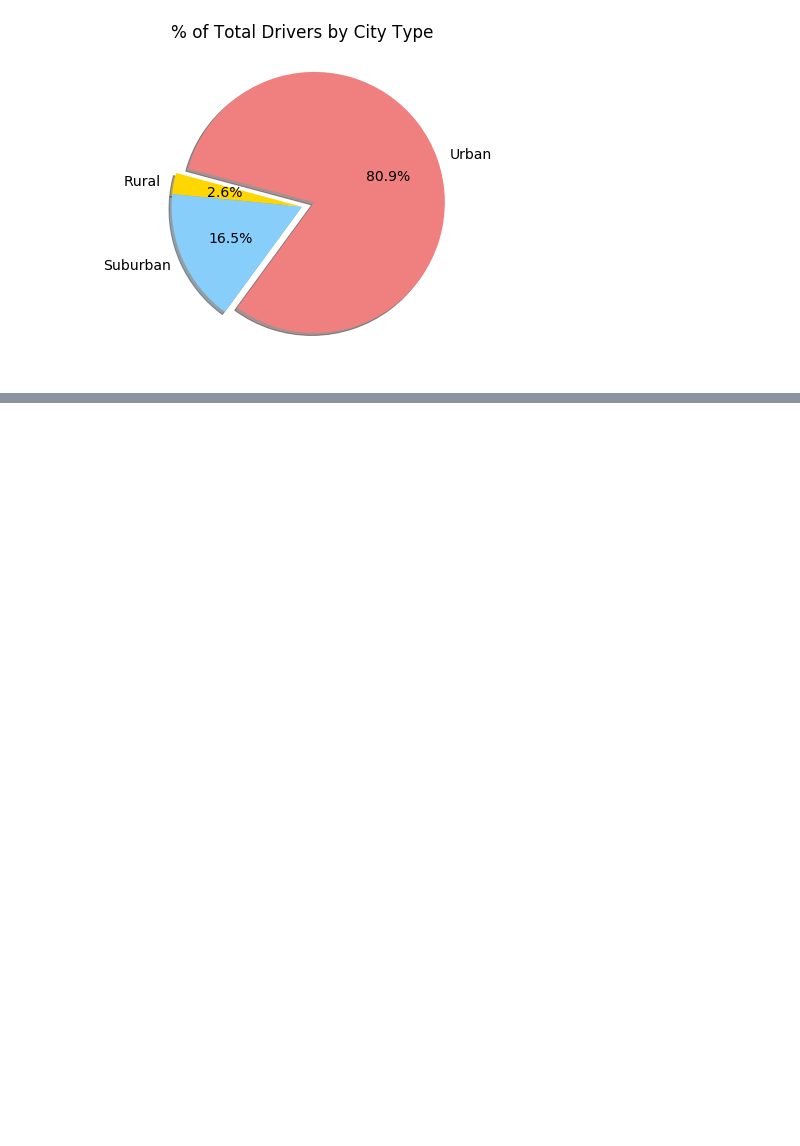
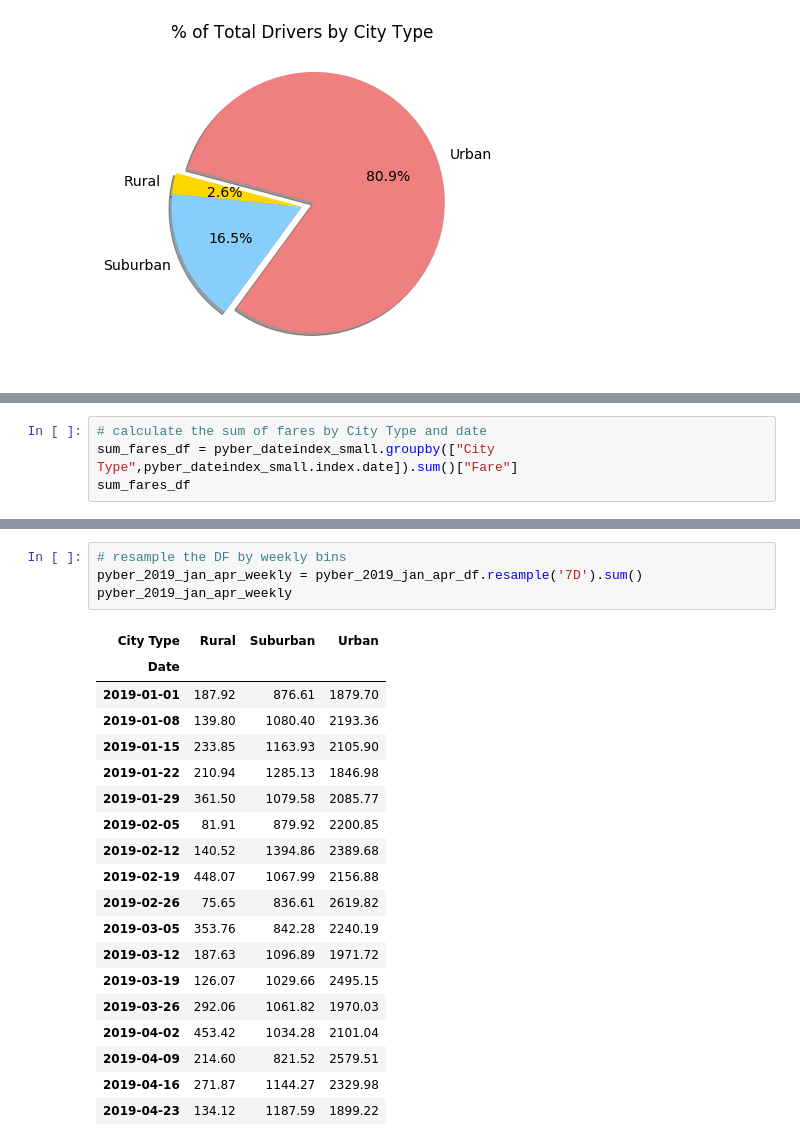
Before and after one commit to CocoLB/05-Pyber_Analysis, a Jupyter notebook: PyBer.ipynb, the cells around one changed output, grey strips where cells are left out. Saved outputs shown, nothing was run; the diff lists cells and outputs as text; blank space fills up the shorter version.

```diff
--- a/PyBer.ipynb
+++ b/PyBer.ipynb
@@ -987,0 +1032,4 @@ summary_df
+# %%
+# calculate the sum of fares by City Type and date
+sum_fares_df = pyber_dateindex_small.groupby(["City Type",pyber_dateindex_small.index.date]).sum()["Fare"]
+sum_fares_df
@@ -987,0 +1110,24 @@ summary_df
+# %%
+# resample the DF by weekly bins
+pyber_2019_jan_apr_weekly = pyber_2019_jan_apr_df.resample('7D').sum()
+pyber_2019_jan_apr_weekly
+# %% [output]
+| City Type | Rural | Suburban | Urban |
+| Date |  |  |  |
+| 2019-01-01 | 187.92 | 876.61 | 1879.70 |
+| 2019-01-08 | 139.80 | 1080.40 | 2193.36 |
+| 2019-01-15 | 233.85 | 1163.93 | 2105.90 |
+| 2019-01-22 | 210.94 | 1285.13 | 1846.98 |
+| 2019-01-29 | 361.50 | 1079.58 | 2085.77 |
+| 2019-02-05 | 81.91 | 879.92 | 2200.85 |
+| 2019-02-12 | 140.52 | 1394.86 | 2389.68 |
+| 2019-02-19 | 448.07 | 1067.99 | 2156.88 |
+| 2019-02-26 | 75.65 | 836.61 | 2619.82 |
+| 2019-03-05 | 353.76 | 842.28 | 2240.19 |
+| 2019-03-12 | 187.63 | 1096.89 | 1971.72 |
+| 2019-03-19 | 126.07 | 1029.66 | 2495.15 |
+| 2019-03-26 | 292.06 | 1061.82 | 1970.03 |
+| 2019-04-02 | 453.42 | 1034.28 | 2101.04 |
+| 2019-04-09 | 214.60 | 821.52 | 2579.51 |
+| 2019-04-16 | 271.87 | 1144.27 | 2329.98 |
+| 2019-04-23 | 134.12 | 1187.59 | 1899.22 |
```
Also changed, not shown: parts of 9 cells of this notebook, 1 other file.
